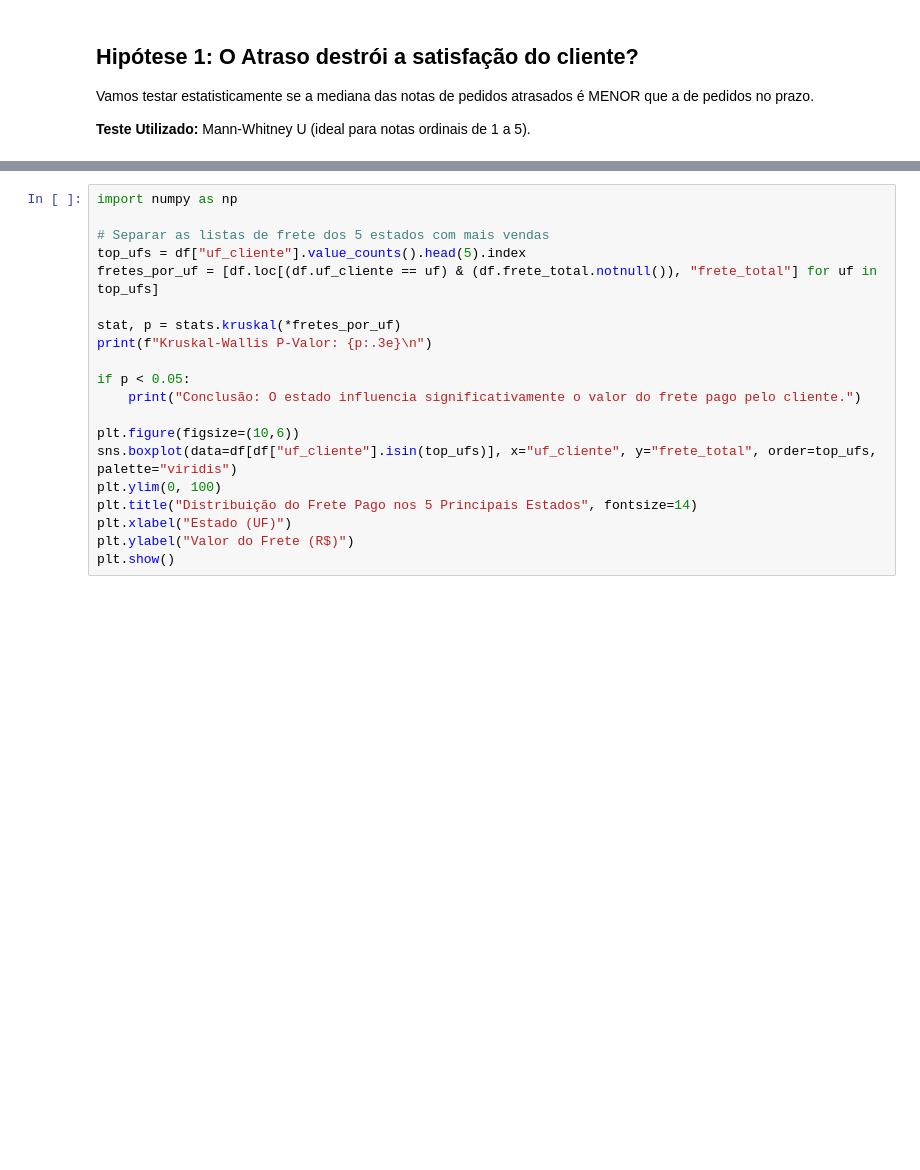
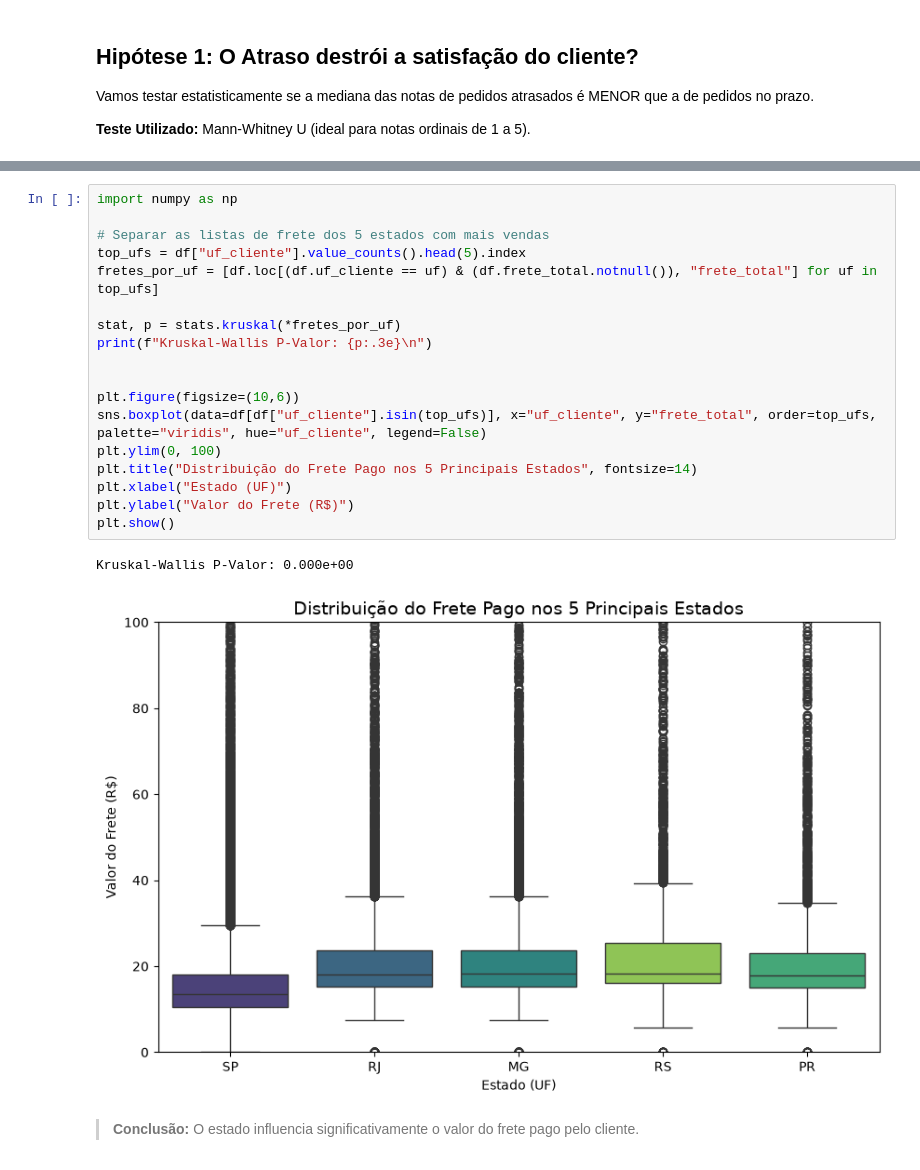
Before and after one commit to jaimejrs/olist-logistics-prediction, a Jupyter notebook: notebooks/02_estatistica.ipynb, the cells around one changed output, grey strips where cells are left out. Drawn from its saved outputs; the diff is of its cells as text; blank space fills up the shorter version.

```diff
--- a/notebooks/02_estatistica.ipynb
+++ b/notebooks/02_estatistica.ipynb
@@ -47,20 +83,23 @@ Vamos testar se há diferença significativa na distribuição de Frete entre os
 # %%
 import numpy as np
 
 # Separar as listas de frete dos 5 estados com mais vendas
 top_ufs = df["uf_cliente"].value_counts().head(5).index
 fretes_por_uf = [df.loc[(df.uf_cliente == uf) & (df.frete_total.notnull()), "frete_total"] for uf in top_ufs]
 
 stat, p = stats.kruskal(*fretes_por_uf)
 print(f"Kruskal-Wallis P-Valor: {p:.3e}\n")
 
-if p < 0.05:
-    print("Conclusão: O estado influencia significativamente o valor do frete pago pelo cliente.")
 
 plt.figure(figsize=(10,6))
-sns.boxplot(data=df[df["uf_cliente"].isin(top_ufs)], x="uf_cliente", y="frete_total", order=top_ufs, palette="viridis")
+sns.boxplot(data=df[df["uf_cliente"].isin(top_ufs)], x="uf_cliente", y="frete_total", order=top_ufs, palette="viridis", hue="uf_cliente", legend=False)
 plt.ylim(0, 100)
 plt.title("Distribuição do Frete Pago nos 5 Principais Estados", fontsize=14)
 plt.xlabel("Estado (UF)")
 plt.ylabel("Valor do Frete (R$)")
 plt.show()
+# %% [output]
+Kruskal-Wallis P-Valor: 0.000e+00
+[figure, added]
+# %% [markdown]
+> **Conclusão:** O estado influencia significativamente o valor do frete pago pelo cliente.
```
Also changed, not shown: parts of 8 cells of this notebook, 3 other files.
